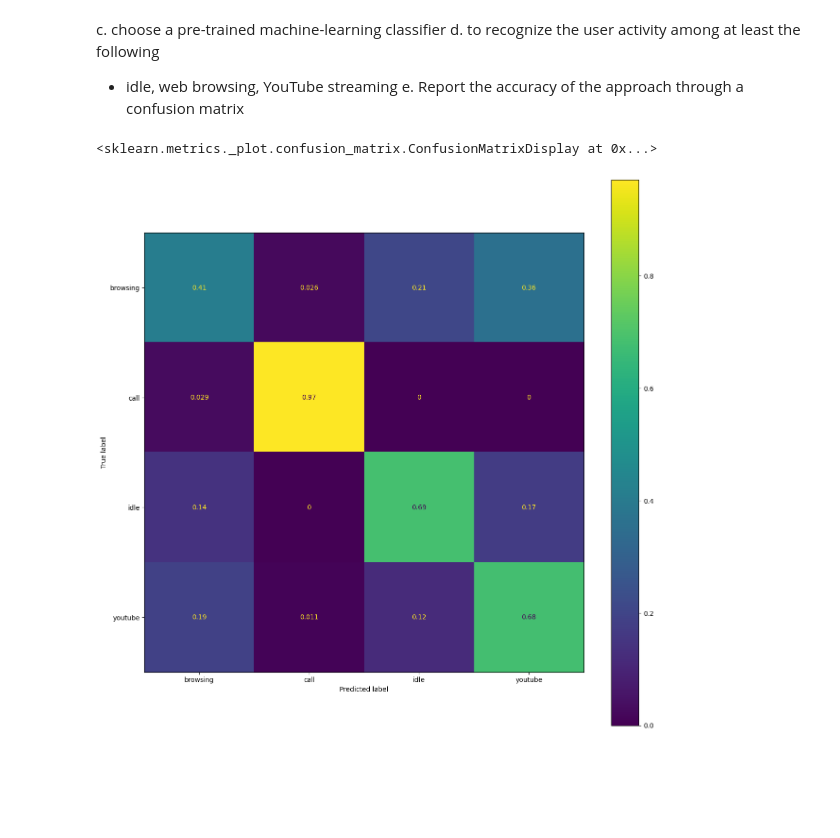
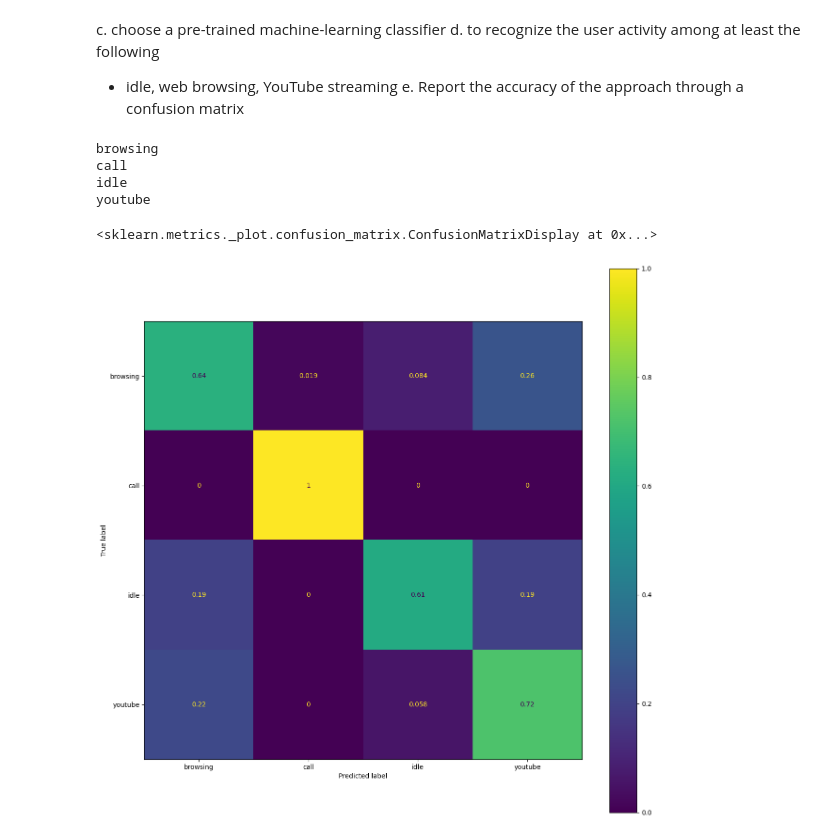
Before and after one commit to claualc/wireless, a Jupyter notebook: wifi_classifier.ipynb, the cells around one changed output. Cells and saved outputs as stored; diff of their text form; code cells hidden in the pictures; blank space fills up the shorter version.

Commit message:
fix: upload download

```diff
--- a/wifi_classifier.ipynb
+++ b/wifi_classifier.ipynb
@@ -65,7 +65,7 @@ def load_data(path):
 def get_stats(data, label):
     process_data = pd.DataFrame()
     data['IAT'] = data["Time"].diff()
-    groupedBySample = data.groupby("sample_no")
+    groupedBySample = data.groupby("sample_no",dropna=False)
 
     # avrg and variance packet size
     process_data["avrg_len"] = groupedBySample["Length"].mean()
@@ -78,7 +78,7 @@ def get_stats(data, label):
     # packets count and down up link count
     count = groupedBySample.size()
     process_data["count"] = count
-    upload_count = data.loc[ data["Source"] == SRC_MAC ].groupby("sample_no").size() # get only uplink packets
+    upload_count = data.loc[ data["Source"] == SRC_MAC ].groupby("sample_no",dropna=False).size() # get only uplink packets
     process_data["upload_percentage"] = upload_count/count
 
     qos_columns = []
@@ -109,9 +109,10 @@ def process_packets(W):
     traffic_stats = pd.DataFrame() # statistics of traffic
 
     for i,type in enumerate(application_types):
-        sniff = load_data('./csvs/{}_completed.csv'.format(type))
+        sniff = load_data('./ncap_v2/{}.csv'.format(type))
         samples = sample_data(sniff, W)
         stats = get_stats(samples, type)
+        print(type)
 
         #label set
         stats["gt"] = stats["sample_no"].apply(lambda x: type)
@@ -170,26 +169,63 @@ e. Report the accuracy of the approach through a confusion matrix
 # %%
 import pandas as pd
 import matplotlib.pyplot as plt
 from sklearn.preprocessing import StandardScaler
 from sklearn.model_selection import train_test_split
 from sklearn.neighbors import KNeighborsClassifier
 from sklearn.metrics import accuracy_score, ConfusionMatrixDisplay
+
+def get_stats(data, label):
+    process_data = pd.DataFrame()
+    data['IAT'] = data["Time"].diff()
+    groupedBySample = data.groupby("sample_no",dropna=False)
+
+    # avrg and variance packet size
+    process_data["avrg_len"] = groupedBySample["Length"].mean()
+    process_data["var_len"] = groupedBySample["Length"].var(ddof=0)
+
+    # avrg and variance inter-arrival-times
+    process_data["avrg_IAT"] = groupedBySample["IAT"].mean()
+    process_data["var_IAT"] = groupedBySample["IAT"].var(ddof=0)
+
+    # packets count and down up link count
+    count = groupedBySample.size()
+    process_data["count"] = count
+    process_data["upload"] = data.groupby("Source").get_group(SRC_MAC).groupby("sample_no")["Length"].sum()
+    process_data["download"]  = data.groupby("Destination").get_group(SRC_MAC).groupby("sample_no")["Length"].sum()
+    process_data["download"] =  process_data["download"].fillna(0)
+    process_data["upload"] = process_data["upload"] .fillna(0)
+
+    process_data["upload_percentage"] = process_data["upload"]/groupedBySample["Length"].sum()
+
+    qos_columns = []
+    for i,type in enumerate(qos_types_subtypes):
+        qos_type = "qos_type{}".format(i)
+        qos_columns = [*qos_columns, qos_type]
+        process_data[qos_type] = data.loc[ data["wlan.qos.priority"] == type ].groupby("sample_no").size()
+        process_data[qos_type] = process_data[qos_type].fillna(0)
+        process_data[qos_type] = process_data[qos_type] / count
+
+    return process_data.reset_index()
 
 W = 1 # seconds
 X = process_packets(W)
 X = X.dropna()
 Y = X["gt"]
 X = X.drop('gt',axis=1)
 
 bestk = np.argmax(ACCURACY[0])+1
 knn = KNeighborsClassifier(n_neighbors=bestk, weights='distance')
 knn.fit(X_train, y_train)
 knn_predict = knn.predict(X_test)
 fig, ax = plt.subplots(figsize=(15, 15))
 ConfusionMatrixDisplay.from_predictions(knn_predict, y_test, ax=ax, normalize='true')
 # %% [output]
-<sklearn.metrics._plot.confusion_matrix.ConfusionMatrixDisplay at 0x...>
+browsing
+call
+idle
+youtube
+<sklearn.metrics._plot.confusion_matrix.ConfusionMatrixDisplay at 0x...>
-[figure, old version]
+[figure, new version]
 # %%
 #qos_data = processed_data["qos_type0","qos_type1","qos_type5","qos_type6","qos_type7"]
 
```
Also changed, not shown: parts of 2 cells of this notebook, 9 other files.
